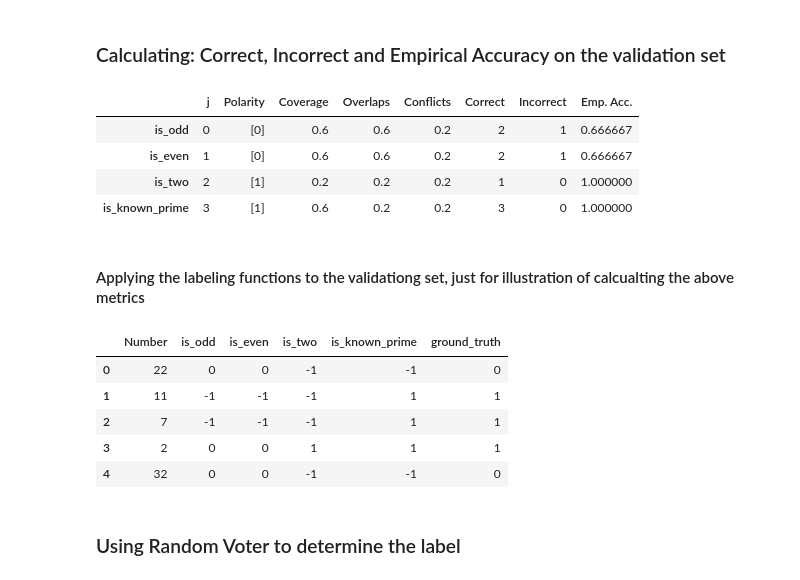
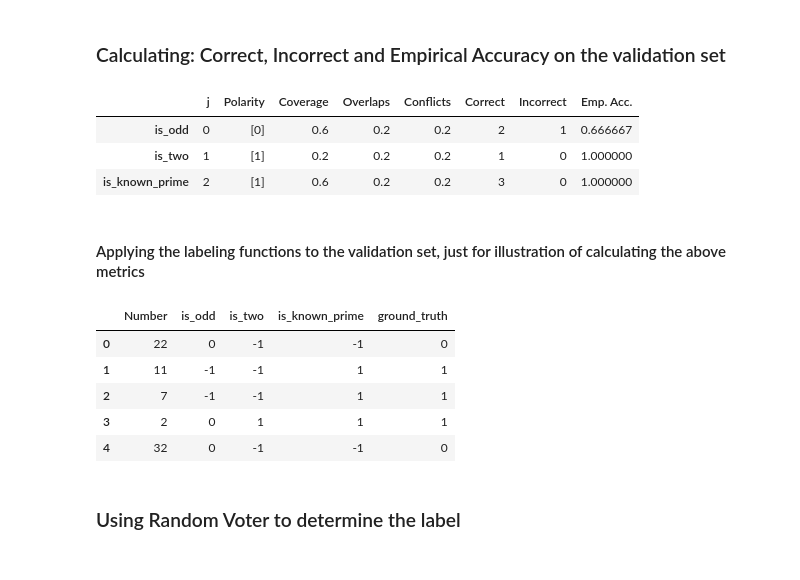
Before and after one commit to johnfkraus/practical-weak-supervision, a Jupyter notebook: ch02_labeling_and_augmentation/labeling.ipynb, the cells around one changed output. Saved outputs shown, nothing was run; the diff lists cells and outputs as text; code cells hidden in the pictures.

```diff
--- a/ch02_labeling_and_augmentation/labeling.ipynb
+++ b/ch02_labeling_and_augmentation/labeling.ipynb
@@ -145,31 +146,31 @@ array([0.05, 0.05, 0.05, 0.05])
 # %% [markdown]
 ### Calculating: Correct, Incorrect and Empirical Accuracy on the validation set
-# %%
-L_valid = applier.apply(df_val)
-LFAnalysis(L_valid, lfs).lf_summary(true_labels)
-# %% [output]
-|  | j | Polarity | Coverage | Overlaps | Conflicts | Correct | Incorrect | Emp. Acc. |
-| is_odd | 0 | [0] | 0.6 | 0.6 | 0.2 | 2 | 1 | 0.666667 |
-| is_even | 1 | [0] | 0.6 | 0.6 | 0.2 | 2 | 1 | 0.666667 |
-| is_two | 2 | [1] | 0.2 | 0.2 | 0.2 | 1 | 0 | 1.000000 |
-| is_known_prime | 3 | [1] | 0.6 | 0.2 | 0.2 | 3 | 0 | 1.000000 |
+# %%
+# apply the labeling functions to the validation set; returns a label from each L.F. for each data point.
+L_valid = applier.apply(df_val)
+LFAnalysis(L_valid, lfs).lf_summary(true_labels)
+# %% [output]
+|  | j | Polarity | Coverage | Overlaps | Conflicts | Correct | Incorrect | Emp. Acc. |
+| is_odd | 0 | [0] | 0.6 | 0.2 | 0.2 | 2 | 1 | 0.666667 |
+| is_two | 1 | [1] | 0.2 | 0.2 | 0.2 | 1 | 0 | 1.000000 |
+| is_known_prime | 2 | [1] | 0.6 | 0.2 | 0.2 | 3 | 0 | 1.000000 |
 # %% [markdown]
-#### Applying the labeling functions to the validationg set, just for illustration of calcualting the above metrics
+#### Applying the labeling functions to the validation set, just for illustration of calculating the above metrics
 # %%
 df_val = pd.DataFrame(validation, columns=['Number'])
 df_val["is_odd"] = df_val.apply(is_odd, axis=1)
-df_val["is_even"] = df_val.apply(is_even, axis=1)
+# df_val["is_even"] = df_val.apply(is_even, axis=1)
 df_val["is_two"] = df_val.apply(is_two, axis=1)
 df_val["is_known_prime"] = df_val.apply(is_known_prime, axis=1)
 df_val["ground_truth"] = true_labels
 df_val
 # %% [output]
-|  | Number | is_odd | is_even | is_two | is_known_prime | ground_truth |
-| 0 | 22 | 0 | 0 | -1 | -1 | 0 |
-| 1 | 11 | -1 | -1 | -1 | 1 | 1 |
-| 2 | 7 | -1 | -1 | -1 | 1 | 1 |
-| 3 | 2 | 0 | 0 | 1 | 1 | 1 |
-| 4 | 32 | 0 | 0 | -1 | -1 | 0 |
+|  | Number | is_odd | is_two | is_known_prime | ground_truth |
+| 0 | 22 | 0 | -1 | -1 | 0 |
+| 1 | 11 | -1 | -1 | 1 | 1 |
+| 2 | 7 | -1 | -1 | 1 | 1 |
+| 3 | 2 | 0 | 1 | 1 | 1 |
+| 4 | 32 | 0 | -1 | -1 | 0 |
 # %% [markdown]
 ### Using Random Voter to determine the label
 # %%
```
Also changed, not shown: parts of 27 cells of this notebook.
